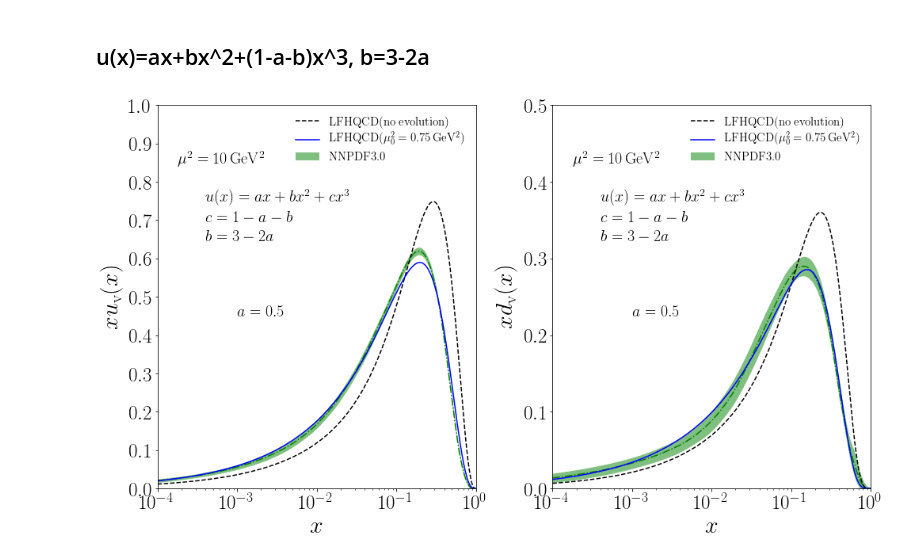
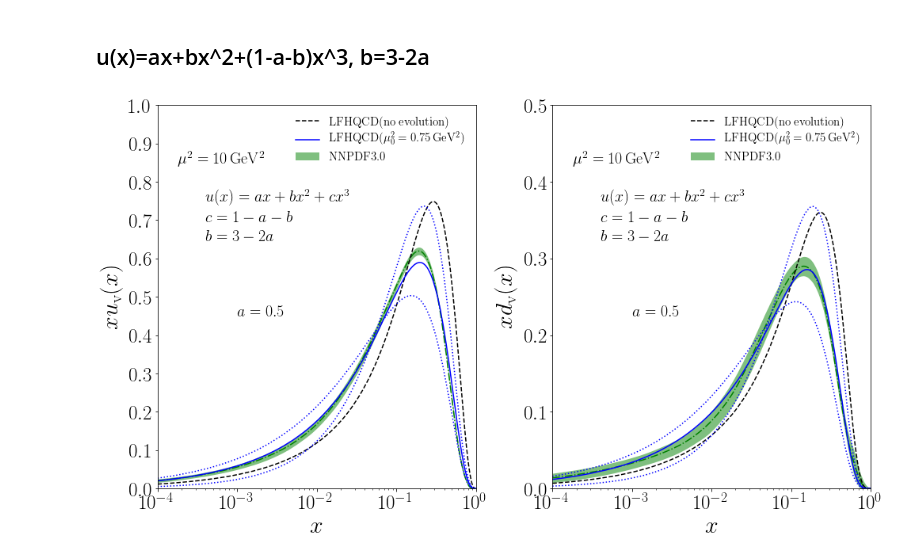
Before and after one commit to TianboLiu/LFHQCD, a Jupyter notebook: evolution/compare-proton.ipynb, the cells around one changed output. Drawn from its saved outputs; the diff is of its cells as text; code cells hidden in the pictures.

```diff
--- a/evolution/compare-proton.ipynb
+++ b/evolution/compare-proton.ipynb
@@ -59,6 +59,7 @@ xf['proton ux Q0=1.4']=np.loadtxt("results/proton5_Q0=1.4_Q=3.162.dat",skiprows=
 
 xf['proton ux1 a=1 input']=np.loadtxt("results/proton6_a=1_input.dat",skiprows=2)
 xf['proton ux1 a=1 Q0=0.8']=np.loadtxt("results/proton6_a=1_Q0=0.8_Q=3.162.dat",skiprows=2)
+xf['proton ux1 a=1 Q0=0.866']=np.loadtxt("results/proton6_a=1_Q0=0.866_Q=3.162.dat",skiprows=2)
 xf['proton ux1 a=1 Q0=1.0']=np.loadtxt("results/proton6_a=1_Q0=1.0_Q=3.162.dat",skiprows=2)
 xf['proton ux1 a=1 Q0=1.2']=np.loadtxt("results/proton6_a=1_Q0=1.2_Q=3.162.dat",skiprows=2)
 xf['proton ux1 a=1 Q0=1.4']=np.loadtxt("results/proton6_a=1_Q0=1.4_Q=3.162.dat",skiprows=2)
@@ -71,11 +72,8 @@ xf['proton ux1 a=0.5 Q0=1.0']=np.loadtxt("results/proton7_a=0.5_Q0=1.0_Q=3.162.d
 xf['proton ux1 a=0.5 Q0=1.2']=np.loadtxt("results/proton7_a=0.5_Q0=1.2_Q=3.162.dat",skiprows=2)
 xf['proton ux1 a=0.5 Q0=1.4']=np.loadtxt("results/proton7_a=0.5_Q0=1.4_Q=3.162.dat",skiprows=2)
 
-xf['proton ux1 a=2 input']=np.loadtxt("results/proton8_a=2_input.dat",skiprows=2)
-xf['proton ux1 a=2 Q0=0.8']=np.loadtxt("results/proton8_a=2_Q0=0.8_Q=3.162.dat",skiprows=2)
-xf['proton ux1 a=2 Q0=1.0']=np.loadtxt("results/proton8_a=2_Q0=1.0_Q=3.162.dat",skiprows=2)
-xf['proton ux1 a=2 Q0=1.2']=np.loadtxt("results/proton8_a=2_Q0=1.2_Q=3.162.dat",skiprows=2)
-xf['proton ux1 a=2 Q0=1.4']=np.loadtxt("results/proton8_a=2_Q0=1.4_Q=3.162.dat",skiprows=2)
+xf['proton ux1 a=0 input']=np.loadtxt("results/proton6_a=0_input.dat",skiprows=2)
+xf['proton ux1 a=0 Q0=0.866']=np.loadtxt("results/proton6_a=0_Q0=0.866_Q=3.162.dat",skiprows=2)
 # %% [markdown]
 ## Mass
 # %%
@@ -252,6 +250,8 @@ ax.fill_between(xf['NNPDF'][:,0].T, (xf['NNPDF'][:,1]-xf['NNPDF'][:,2]).T, (xf['
 ax.plot(xf['proton ux1 a=0.5 input'][:,0].T, xf['proton ux1 a=0.5 input'][:,1].T, color='k', ls='--', label=r'$\rm LFHQCD(no\ evolution)$')
 #a=0.5
 ax.plot(xf['proton ux1 a=0.5 Q0=0.866'][:,0].T, xf['proton ux1 a=0.5 Q0=0.866'][:,1].T, color='blue', ls='-', label=r'$\rm LFHQCD(\mu_0^2=0.75\,GeV^2)$')
+ax.plot(xf['proton ux1 a=1 Q0=0.866'][:,0].T, xf['proton ux1 a=1 Q0=0.866'][:,1].T, color='blue', ls=':')
+ax.plot(xf['proton ux1 a=0 Q0=0.866'][:,0].T, xf['proton ux1 a=0 Q0=0.866'][:,1].T, color='blue', ls=':')
 #setting
 ax.set_xlabel(r'$x$',size=30)
 ax.set_ylabel(r'$xu_{\rm v}(x)$',size=30)
@@ -268,31 +268,33 @@ ax.text(0.15,0.65,r'$b=3-2a$',horizontalalignment='left',transform=ax.transAxes,
 ax.text(0.25,0.45,r'$a=0.5$',horizontalalignment='left',transform=ax.transAxes,size=20)
 ax.legend(fontsize=15,frameon=False)
 
 ax=py.subplot(nrows,ncols,2)
 #NNPDF
 ax.plot(xf['NNPDF'][:,0],xf['NNPDF'][:,3].T,color='g',ls='-.')
 ax.fill_between(xf['NNPDF'][:,0].T, (xf['NNPDF'][:,3]-xf['NNPDF'][:,4]).T, (xf['NNPDF'][:,3]+xf['NNPDF'][:,4]).T, color='green', alpha=0.5, linewidth=0, label=r'$\rm NNPDF3.0$')
 #input
 ax.plot(xf['proton ux1 a=0.5 input'][:,0].T, xf['proton ux1 a=0.5 input'][:,2].T, color='k', ls='--', label=r'$\rm LFHQCD(no\ evolution)$')
 #a=0.5
 ax.plot(xf['proton ux1 a=0.5 Q0=0.866'][:,0].T, xf['proton ux1 a=0.5 Q0=0.866'][:,2].T, color='blue', ls='-', label=r'$\rm LFHQCD(\mu_0^2=0.75\,GeV^2)$')
+ax.plot(xf['proton ux1 a=1 Q0=0.866'][:,0].T, xf['proton ux1 a=1 Q0=0.866'][:,2].T, color='blue', ls=':')
+ax.plot(xf['proton ux1 a=0 Q0=0.866'][:,0].T, xf['proton ux1 a=0 Q0=0.866'][:,2].T, color='blue', ls=':')
 #setting
 ax.set_xlabel(r'$x$',size=30)
 ax.set_ylabel(r'$xd_{\rm v}(x)$',size=30)
 ax.set_xlim(1e-4,1)
 ax.set_ylim(0,0.5)
 ax.set_xscale('log')
 ax.tick_params(axis='both', which='major', labelsize=25)
 #ax.set_xticks([0.0,0.2,0.4,0.6,0.8,1.0])
 ax.set_yticks([0.0,0.1,0.2,0.3,0.4,0.5])
 ax.text(0.20,0.85,r'$\rm \mu^2 = 10\,GeV^2$',horizontalalignment='center',transform=ax.transAxes,size=20)
 ax.text(0.15,0.75,r'$u(x)=ax+bx^2+cx^3$',horizontalalignment='left',transform=ax.transAxes,size=20)
 ax.text(0.15,0.70,r'$c=1-a-b$',horizontalalignment='left',transform=ax.transAxes,size=20)
 ax.text(0.15,0.65,r'$b=3-2a$',horizontalalignment='left',transform=ax.transAxes,size=20)
 ax.text(0.25,0.45,r'$a=0.5$',horizontalalignment='left',transform=ax.transAxes,size=20)
 ax.legend(fontsize=15,frameon=False)
 
 py.tight_layout()
 py.savefig('results/proton-xf-ux1.png')
 # %% [output]
-[figure, old version]
+[figure, new version]
```
Also changed, not shown: 14 other files.
